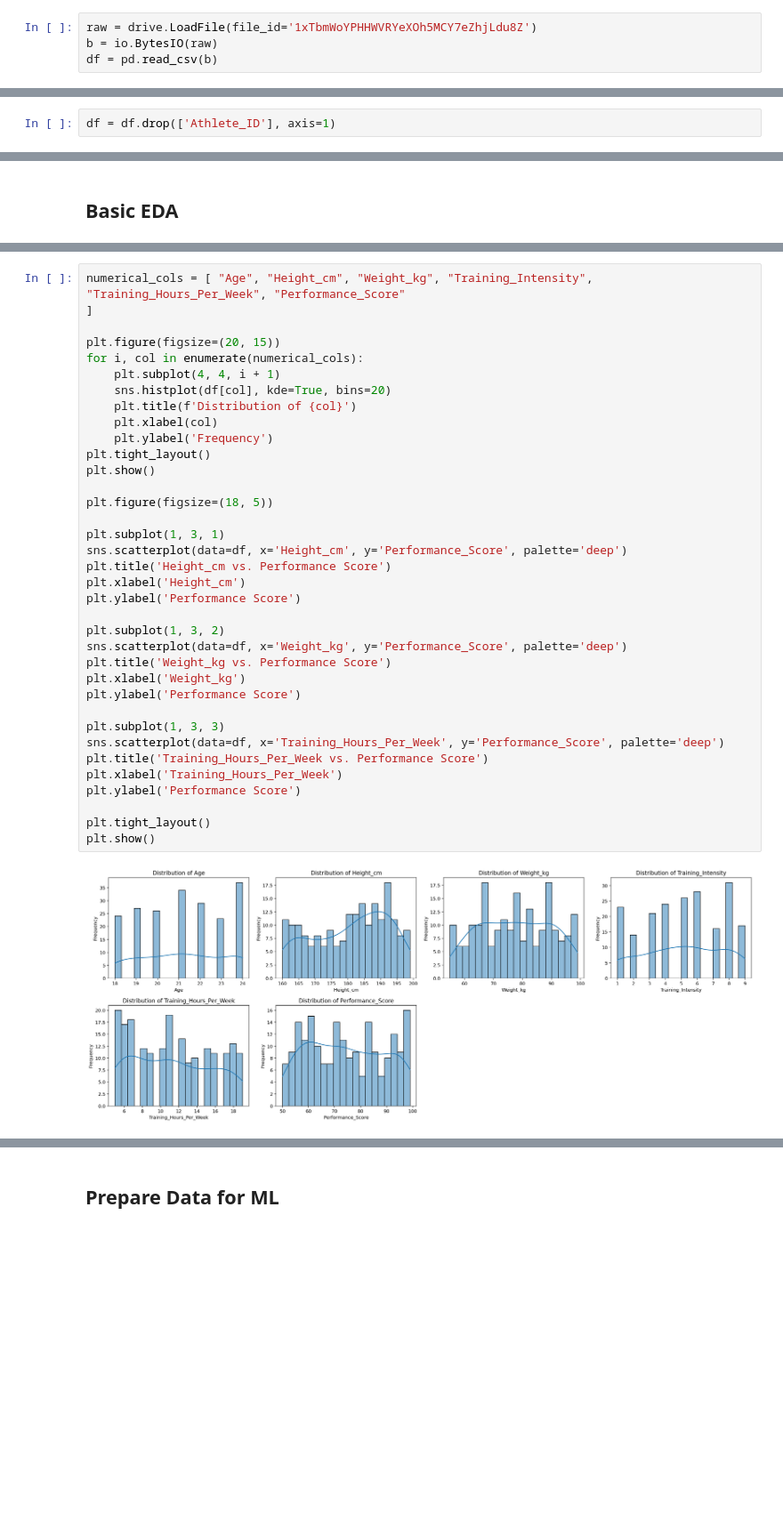
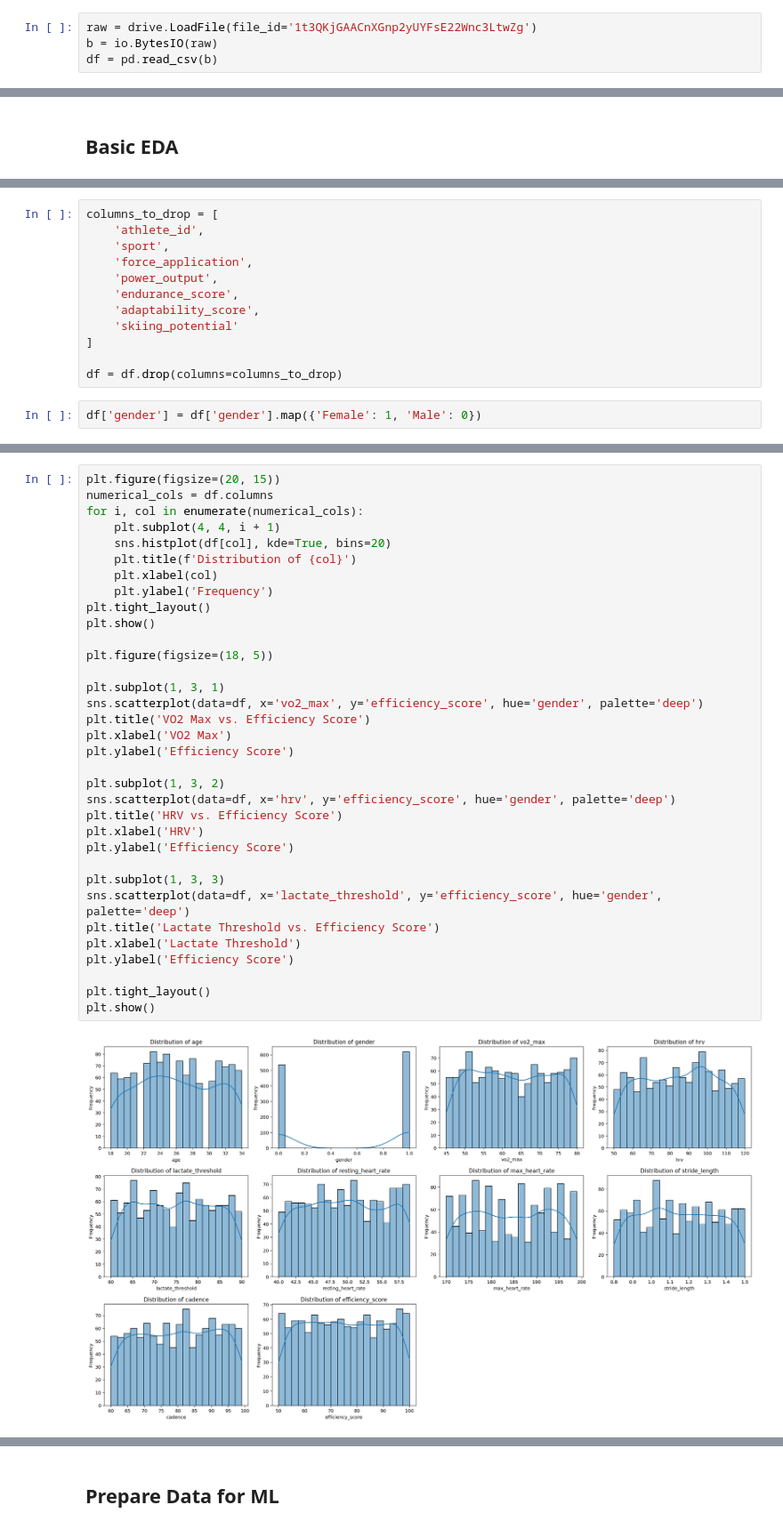
Before and after one commit to matkubita/Athlete_Performance_research, a Jupyter notebook: Athlete_Performance_Regression_Analysis_Zubalewicz_Kubita.ipynb, the cells around one changed output, grey strips where cells are left out. Shown at 89% size. Drawn from its saved outputs; the diff is of its cells as text; blank space fills up the shorter version.

```diff
--- a/Athlete_Performance_Regression_Analysis_Zubalewicz_Kubita.ipynb
+++ b/Athlete_Performance_Regression_Analysis_Zubalewicz_Kubita.ipynb
@@ -26,5 +27,5 @@ from IPython.display import display
 # %%
-raw = drive.LoadFile(file_id='1xTbmWoYPHHWVRYeXOh5MCY7eZhjLdu8Z')
+raw = drive.LoadFile(file_id='1t3QKjGAACnXGnp2yUYFsE22Wnc3LtwZg')
 b = io.BytesIO(raw)
 df = pd.read_csv(b)
 # %% [output]
@@ -73,2 +45,0 @@ Performance Metrics
-# %%
-df = df.drop(['Athlete_ID'], axis=1)
@@ -133,0 +108,14 @@ Box plots showing Performance Score distribution by Gender and Position generate
+# %%
+columns_to_drop = [
+    'athlete_id',
+    'sport',
+    'force_application',
+    'power_output',
+    'endurance_score',
+    'adaptability_score',
+    'skiing_potential'
+]
+
+df = df.drop(columns=columns_to_drop)
+# %%
+df['gender'] = df['gender'].map({'Female': 1, 'Male': 0})
@@ -134,38 +182,36 @@ Box plots showing Performance Score distribution by Gender and Position generate
 # %%
-numerical_cols = [ "Age", "Height_cm", "Weight_kg", "Training_Intensity", "Training_Hours_Per_Week", "Performance_Score"
-]
-
 plt.figure(figsize=(20, 15))
+numerical_cols = df.columns
 for i, col in enumerate(numerical_cols):
     plt.subplot(4, 4, i + 1)
     sns.histplot(df[col], kde=True, bins=20)
     plt.title(f'Distribution of {col}')
     plt.xlabel(col)
     plt.ylabel('Frequency')
 plt.tight_layout()
 plt.show()
 
 plt.figure(figsize=(18, 5))
 
 plt.subplot(1, 3, 1)
-sns.scatterplot(data=df, x='Height_cm', y='Performance_Score', palette='deep')
-plt.title('Height_cm vs. Performance Score')
-plt.xlabel('Height_cm')
-plt.ylabel('Performance Score')
+sns.scatterplot(data=df, x='vo2_max', y='efficiency_score', hue='gender', palette='deep')
+plt.title('VO2 Max vs. Efficiency Score')
+plt.xlabel('VO2 Max')
+plt.ylabel('Efficiency Score')
 
 plt.subplot(1, 3, 2)
-sns.scatterplot(data=df, x='Weight_kg', y='Performance_Score', palette='deep')
-plt.title('Weight_kg vs. Performance Score')
-plt.xlabel('Weight_kg')
-plt.ylabel('Performance Score')
+sns.scatterplot(data=df, x='hrv', y='efficiency_score', hue='gender', palette='deep')
+plt.title('HRV vs. Efficiency Score')
+plt.xlabel('HRV')
+plt.ylabel('Efficiency Score')
 
 plt.subplot(1, 3, 3)
-sns.scatterplot(data=df, x='Training_Hours_Per_Week', y='Performance_Score', palette='deep')
-plt.title('Training_Hours_Per_Week vs. Performance Score')
-plt.xlabel('Training_Hours_Per_Week')
-plt.ylabel('Performance Score')
+sns.scatterplot(data=df, x='lactate_threshold', y='efficiency_score', hue='gender', palette='deep')
+plt.title('Lactate Threshold vs. Efficiency Score')
+plt.xlabel('Lactate Threshold')
+plt.ylabel('Efficiency Score')
 
 plt.tight_layout()
 plt.show()
 # %% [output]
-[figure, old version]
+[figure, new version]
```
Also changed, not shown: parts of 33 cells of this notebook, 1 other file.
